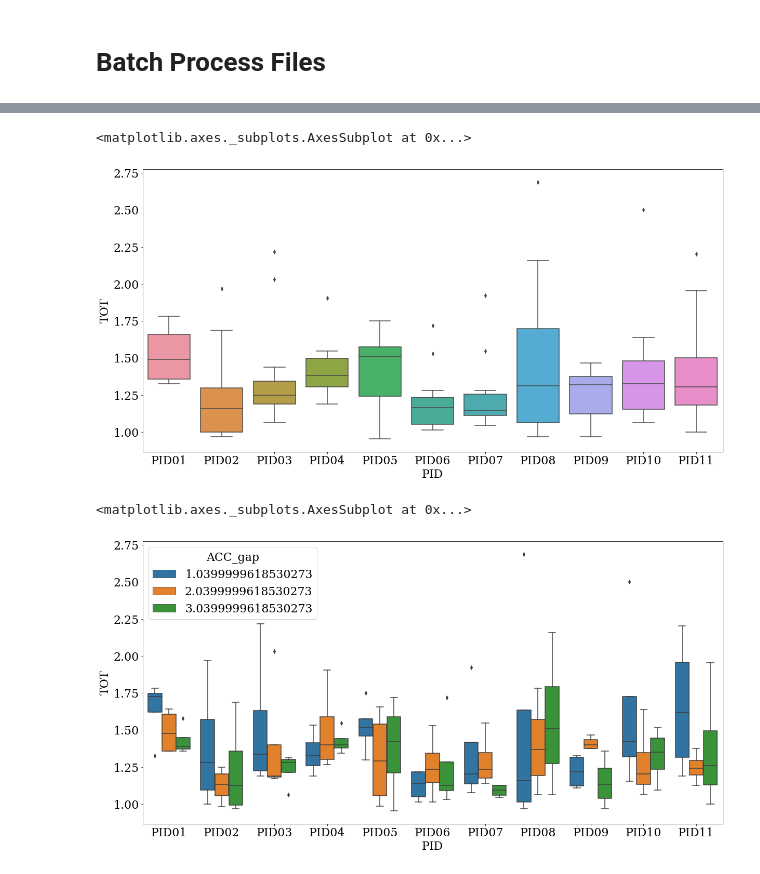
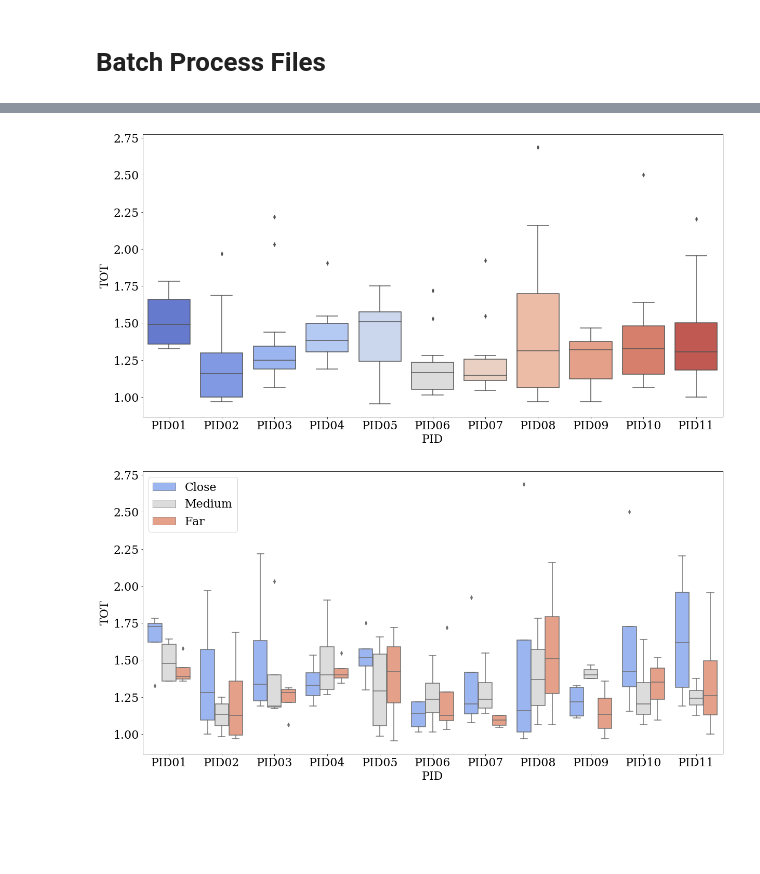
Before and after one commit to FeardaMeow/HSMM, a Jupyter notebook: Extract Data.ipynb, the cells around one changed output, grey strips where cells are left out. Cells and saved outputs as stored; diff of their text form; code cells hidden in the pictures; blank space fills up the shorter version.

Commit message:
Added plots and cleaned up some colors

```diff
--- a/Extract Data.ipynb
+++ b/Extract Data.ipynb
@@ -248,14 +248,16 @@ df_results.head()
 # %%
 # TOT Boxplot
 plt.figure(figsize=(20,10))
-sns.boxplot(x="PID", y="TOT", data=df_results)
+fig = sns.boxplot(x="PID", y="TOT", palette=sns.color_palette("coolwarm", 11), data=df_results)
+plt.show()
 # %% [output]
-<matplotlib.axes._subplots.AxesSubplot at 0x...>
-[figure, old version]
+[figure, new version]
 # %%
 # TOT Boxplot grouped by acc gap
 plt.figure(figsize=(20,10))
-sns.boxplot(x="PID", y="TOT", hue="ACC_gap", data=df_results)
+fig = sns.boxplot(x="PID", y="TOT", hue="ACC_gap", palette=sns.color_palette("coolwarm", 3), data=df_results)
+handles, labels = fig.get_legend_handles_labels()
+fig.legend(handles, ['Close','Medium','Far'])
+plt.show()
 # %% [output]
-<matplotlib.axes._subplots.AxesSubplot at 0x...>
-[figure, old version]
+[figure, new version]
```
Also changed, not shown: parts of 5 cells of this notebook.
